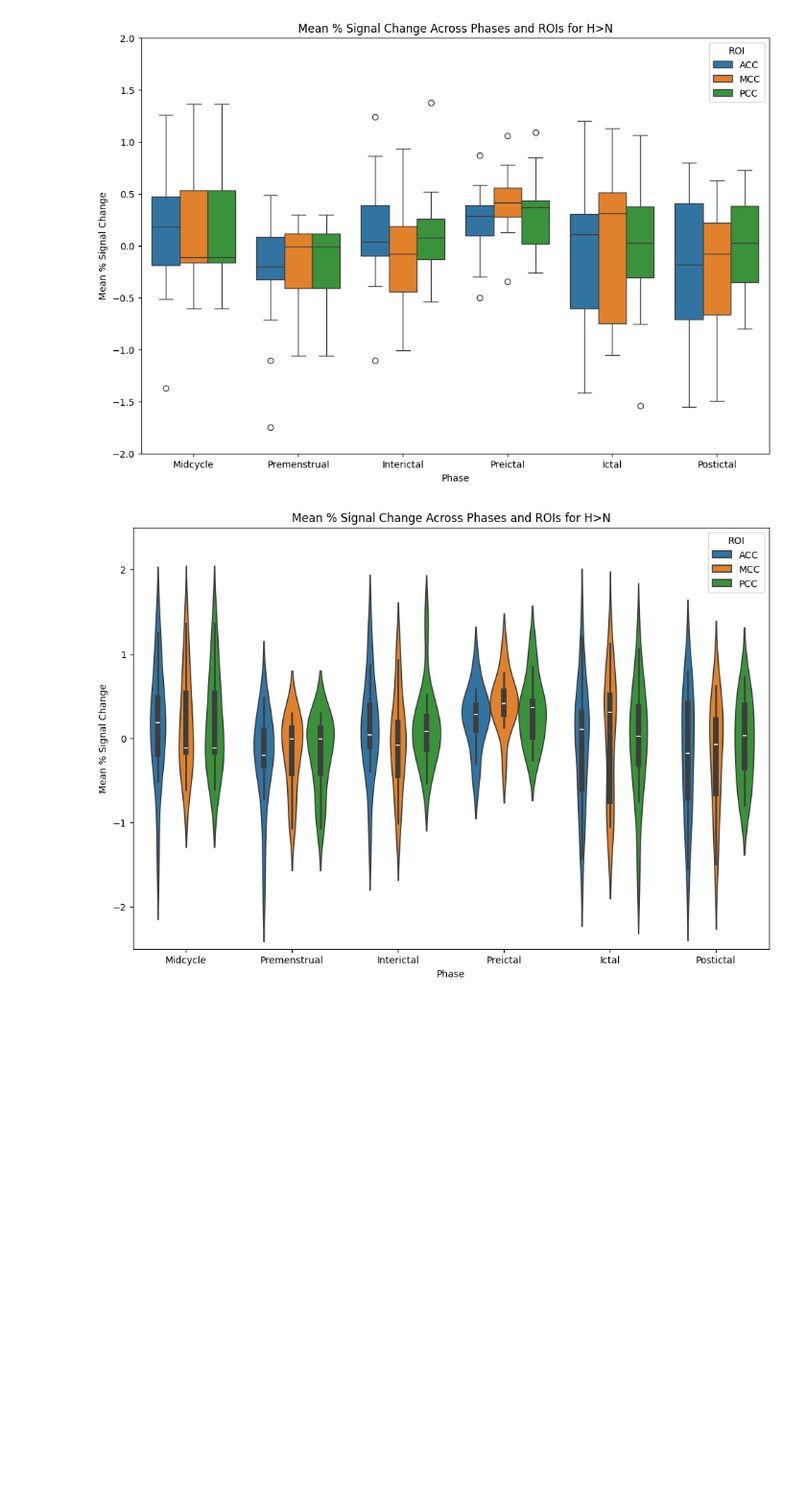
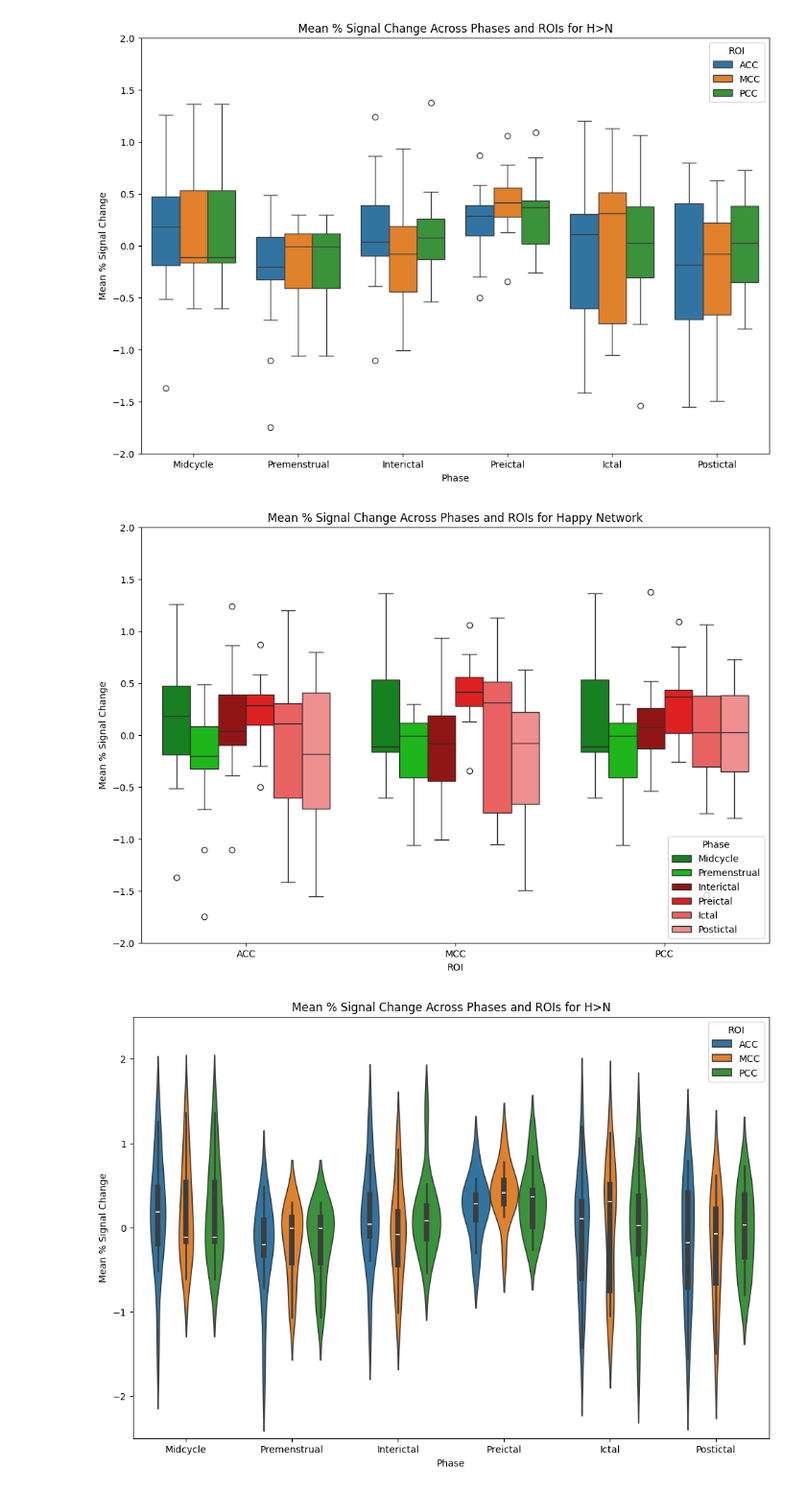
Before and after one commit to beatrzm/Thesis, a Jupyter notebook: plots/all_CG/boxplotsallcg.ipynb, the cells around one changed output. Shown at 96% size. Cells and saved outputs as stored; diff of their text form; code cells hidden in the pictures; blank space fills up the shorter version.

Commit message:
new graphs for significant emotional

```diff
--- a/plots/all_CG/boxplotsallcg.ipynb
+++ b/plots/all_CG/boxplotsallcg.ipynb
@@ -123,7 +123,7 @@ dataframes_intACC = {}
 for i in numbers_patients:
     sub_patient = f"sub-patient{i:03d}"
     filename = f"featqueryreport_{sub_patient}_ses-interictal_CingAnt.txt"
-    filepath = os.path.join("C:\\Users\\beama\\OneDrive\\Documents\\uni\\4 ano\\Tese\\plots\\all_CingAnt_reports", filename)
+    filepath = os.path.join("C:\\Users\\beama\\OneDrive\\Documents\\uni\\4 ano\\Tese\\Thesis\\plots\\all_CingAnt_reports", filename)
     if os.path.exists(filepath):
         dataframes_intACC[f"patient{i}_ses-interictal"] = pd.read_csv(filepath, sep=" ", header=None)
         #print(f"Successfully read {filename}. Shape: {dataframes_int[f'patient{i}_{phase}'].shape}")
@@ -139,7 +139,7 @@ dataframes_preictalACC = {}
 for i in numbers_patients:
     sub_patient = f"sub-patient{i:03d}"
     filename = f"featqueryreport_{sub_patient}_ses-preictal_CingAnt.txt"
-    filepath = os.path.join("C:\\Users\\beama\\OneDrive\\Documents\\uni\\4 ano\\Tese\\plots\\all_CingAnt_reports", filename)
+    filepath = os.path.join("C:\\Users\\beama\\OneDrive\\Documents\\uni\\4 ano\\Tese\\Thesis\\plots\\all_CingAnt_reports", filename)
     if os.path.exists(filepath):
         dataframes_preictalACC[f"patient{i}_ses-preictal"] = pd.read_csv(filepath, sep=" ", header=None)
         #print(f"Successfully read {filename}. Shape: {dataframes_preictal[f'patient{i}_{phase}'].shape}")
@@ -155,7 +155,7 @@ dataframes_ictalACC = {}
 for i in numbers_patients:
     sub_patient = f"sub-patient{i:03d}"
     filename = f"featqueryreport_{sub_patient}_ses-ictal_CingAnt.txt"
-    filepath = os.path.join("C:\\Users\\beama\\OneDrive\\Documents\\uni\\4 ano\\Tese\\plots\\all_CingAnt_reports", filename)
+    filepath = os.path.join("C:\\Users\\beama\\OneDrive\\Documents\\uni\\4 ano\\Tese\\Thesis\\plots\\all_CingAnt_reports", filename)
     if os.path.exists(filepath):
         dataframes_ictalACC[f"patient{i}_ses-ictal"] = pd.read_csv(filepath, sep=" ", header=None)
         #print(f"Successfully read {filename}. Shape: {dataframes_ictal[f'patient{i}_{phase}'].shape}")
@@ -171,7 +171,7 @@ dataframes_postictalACC = {}
 for i in numbers_patients:
     sub_patient = f"sub-patient{i:03d}"
     filename = f"featqueryreport_{sub_patient}_ses-postictal_CingAnt.txt"
-    filepath = os.path.join("C:\\Users\\beama\\OneDrive\\Documents\\uni\\4 ano\\Tese\\plots\\all_CingAnt_reports", filename)
+    filepath = os.path.join("C:\\Users\\beama\\OneDrive\\Documents\\uni\\4 ano\\Tese\\Thesis\\plots\\all_CingAnt_reports", filename)
     if os.path.exists(filepath):
         dataframes_postictalACC[f"patient{i}_ses-postictal"] = pd.read_csv(filepath, sep=" ", header=None)
         #print(f"Successfully read {filename}. Shape: {dataframes_postictal[f'patient{i}_{phase}'].shape}")
@@ -188,7 +188,7 @@ dataframes_intMCC = {}
 for i in numbers_patients:
     sub_patient = f"sub-patient{i:03d}"
     filename = f"featqueryreport_{sub_patient}_ses-interictal_CingMid.txt"
-    filepath = os.path.join("C:\\Users\\beama\\OneDrive\\Documents\\uni\\4 ano\\Tese\\plots\\all_CingMid_reports", filename)
+    filepath = os.path.join("C:\\Users\\beama\\OneDrive\\Documents\\uni\\4 ano\\Tese\\Thesis\\plots\\all_CingMid_reports", filename)
     if os.path.exists(filepath):
         dataframes_intMCC[f"patient{i}_ses-interictal"] = pd.read_csv(filepath, sep=" ", header=None)
         #print(f"Successfully read {filename}. Shape: {dataframes_int[f'patient{i}_{phase}'].shape}")
@@ -204,7 +204,7 @@ dataframes_preictalMCC = {}
 for i in numbers_patients:
     sub_patient = f"sub-patient{i:03d}"
     filename = f"featqueryreport_{sub_patient}_ses-preictal_CingMid.txt"
-    filepath = os.path.join("C:\\Users\\beama\\OneDrive\\Documents\\uni\\4 ano\\Tese\\plots\\all_CingMid_reports", filename)
+    filepath = os.path.join("C:\\Users\\beama\\OneDrive\\Documents\\uni\\4 ano\\Tese\\Thesis\\plots\\all_CingMid_reports", filename)
     if os.path.exists(filepath):
         dataframes_preictalMCC[f"patient{i}_ses-preictal"] = pd.read_csv(filepath, sep=" ", header=None)
         #print(f"Successfully read {filename}. Shape: {dataframes_preictal[f'patient{i}_{phase}'].shape}")
@@ -220,7 +220,7 @@ dataframes_ictalMCC = {}
 for i in numbers_patients:
     sub_patient = f"sub-patient{i:03d}"
     filename = f"featqueryreport_{sub_patient}_ses-ictal_CingMid.txt"
-    filepath = os.path.join("C:\\Users\\beama\\OneDrive\\Documents\\uni\\4 ano\\Tese\\plots\\all_CingMid_reports", filename)
+    filepath = os.path.join("C:\\Users\\beama\\OneDrive\\Documents\\uni\\4 ano\\Tese\\Thesis\\plots\\all_CingMid_reports", filename)
     if os.path.exists(filepath):
         dataframes_ictalMCC[f"patient{i}_ses-ictal"] = pd.read_csv(filepath, sep=" ", header=None)
         #print(f"Successfully read {filename}. Shape: {dataframes_ictal[f'patient{i}_{phase}'].shape}")
@@ -236,7 +236,7 @@ dataframes_postictalMCC = {}
 for i in numbers_patients:
     sub_patient = f"sub-patient{i:03d}"
     filename = f"featqueryreport_{sub_patient}_ses-postictal_CingMid.txt"
-    filepath = os.path.join("C:\\Users\\beama\\OneDrive\\Documents\\uni\\4 ano\\Tese\\plots\\all_CingMid_reports", filename)
+    filepath = os.path.join("C:\\Users\\beama\\OneDrive\\Documents\\uni\\4 ano\\Tese\\Thesis\\plots\\all_CingMid_reports", filename)
     if os.path.exists(filepath):
         dataframes_postictalMCC[f"patient{i}_ses-postictal"] = pd.read_csv(filepath, sep=" ", header=None)
         #print(f"Successfully read {filename}. Shape: {dataframes_postictal[f'patient{i}_{phase}'].shape}")
@@ -253,7 +253,7 @@ dataframes_intPCC = {}
 for i in numbers_patients:
     sub_patient = f"sub-patient{i:03d}"
     filename = f"featqueryreport_{sub_patient}_ses-interictal_CingPost.txt"
-    filepath = os.path.join("C:\\Users\\beama\\OneDrive\\Documents\\uni\\4 ano\\Tese\\plots\\all_CingPost_reports", filename)
+    filepath = os.path.join("C:\\Users\\beama\\OneDrive\\Documents\\uni\\4 ano\\Tese\\Thesis\\plots\\all_CingPost_reports", filename)
     if os.path.exists(filepath):
         dataframes_intPCC[f"patient{i}_ses-interictal"] = pd.read_csv(filepath, sep=" ", header=None)
         #print(f"Successfully read {filename}. Shape: {dataframes_int[f'patient{i}_{phase}'].shape}")
@@ -269,7 +269,7 @@ dataframes_preictalPCC = {}
 for i in numbers_patients:
     sub_patient = f"sub-patient{i:03d}"
     filename = f"featqueryreport_{sub_patient}_ses-preictal_CingPost.txt"
-    filepath = os.path.join("C:\\Users\\beama\\OneDrive\\Documents\\uni\\4 ano\\Tese\\plots\\all_CingPost_reports", filename)
+    filepath = os.path.join("C:\\Users\\beama\\OneDrive\\Documents\\uni\\4 ano\\Tese\\Thesis\\plots\\all_CingPost_reports", filename)
     if os.path.exists(filepath):
         dataframes_preictalPCC[f"patient{i}_ses-preictal"] = pd.read_csv(filepath, sep=" ", header=None)
         #print(f"Successfully read {filename}. Shape: {dataframes_preictal[f'patient{i}_{phase}'].shape}")
@@ -285,7 +285,7 @@ dataframes_ictalPCC = {}
 for i in numbers_patients:
     sub_patient = f"sub-patient{i:03d}"
     filename = f"featqueryreport_{sub_patient}_ses-ictal_CingPost.txt"
-    filepath = os.path.join("C:\\Users\\beama\\OneDrive\\Documents\\uni\\4 ano\\Tese\\plots\\all_CingPost_reports", filename)
+    filepath = os.path.join("C:\\Users\\beama\\OneDrive\\Documents\\uni\\4 ano\\Tese\\Thesis\\plots\\all_CingPost_reports", filename)
     if os.path.exists(filepath):
         dataframes_ictalPCC[f"patient{i}_ses-ictal"] = pd.read_csv(filepath, sep=" ", header=None)
         #print(f"Successfully read {filename}. Shape: {dataframes_ictal[f'patient{i}_{phase}'].shape}")
@@ -301,7 +301,7 @@ dataframes_postictalPCC = {}
 for i in numbers_patients:
     sub_patient = f"sub-patient{i:03d}"
     filename = f"featqueryreport_{sub_patient}_ses-postictal_CingPost.txt"
-    filepath = os.path.join("C:\\Users\\beama\\OneDrive\\Documents\\uni\\4 ano\\Tese\\plots\\all_CingPost_reports", filename)
+    filepath = os.path.join("C:\\Users\\beama\\OneDrive\\Documents\\uni\\4 ano\\Tese\\Thesis\\plots\\all_CingPost_reports", filename)
     if os.path.exists(filepath):
         dataframes_postictalPCC[f"patient{i}_ses-postictal"] = pd.read_csv(filepath, sep=" ", header=None)
         #print(f"Successfully read {filename}. Shape: {dataframes_postictal[f'patient{i}_{phase}'].shape}")
@@ -404,6 +404,26 @@ plt.legend(title='ROI')
 plt.show()
 # %% [output]
 [figure]
+# %%
+costum_palette = sns.color_palette(["#059212","#06D001",
+                                    "#a70000", "#ff0000", "#ff4c4c", "#ff7f7f"])
+
+plt.figure(figsize=(12, 8))
+sns.boxplot(data=formatdata, x='ROI', y='Mean % Signal Change', hue='Phase', palette=costum_palette)
+
+# Add labels and title
+plt.xlabel('ROI')
+plt.ylabel('Mean % Signal Change')
+plt.title('Mean % Signal Change Across Phases and ROIs for Happy Network')
+plt.ylim(-2,2)
+
+# Show legend
+plt.legend(title='Phase')
+
+# Show plot
+plt.show()
+# %% [output]
+[figure, added]
 # %%
 # same but violin
 plt.figure(figsize=(12, 8))
```
Also changed, not shown: parts of 1 cell of this notebook.
